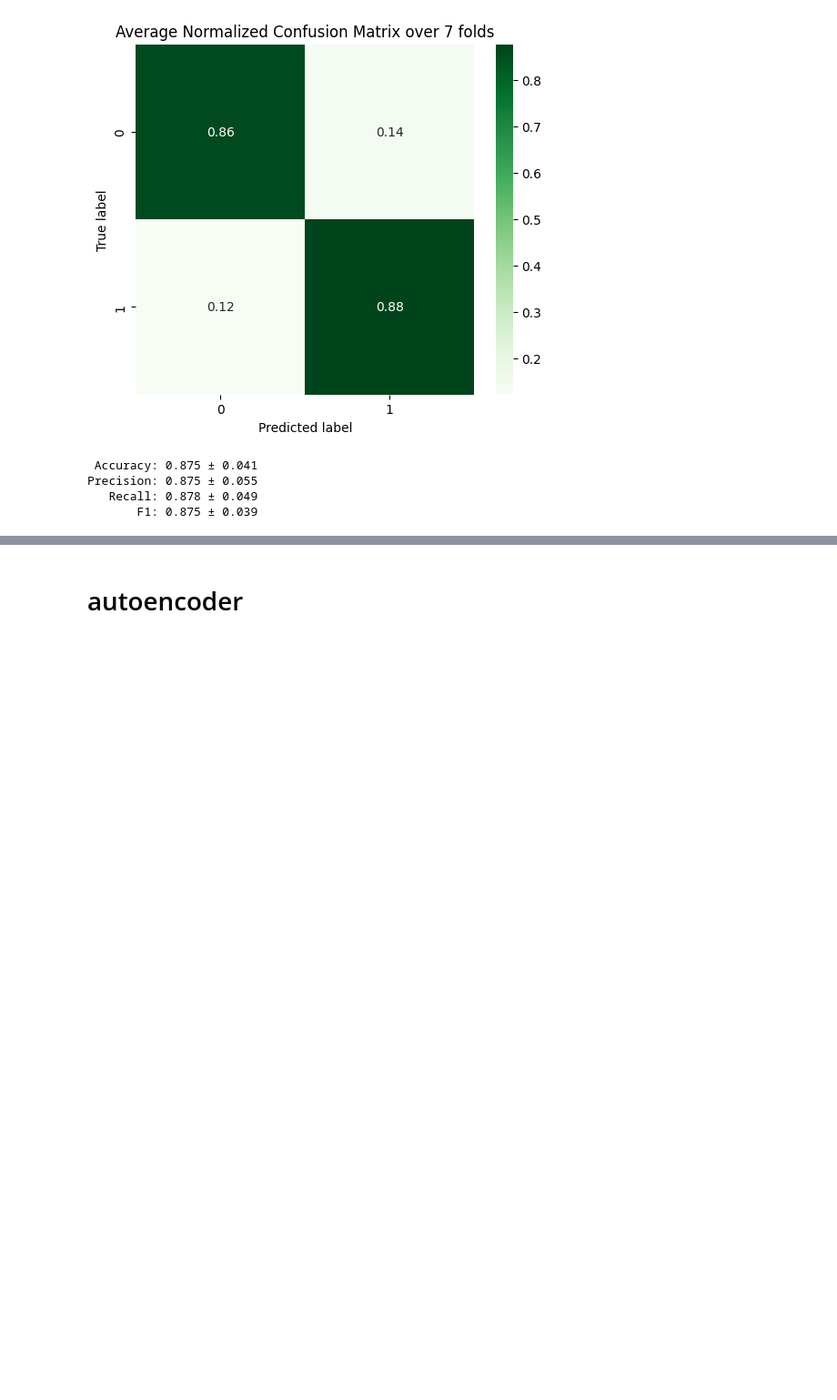
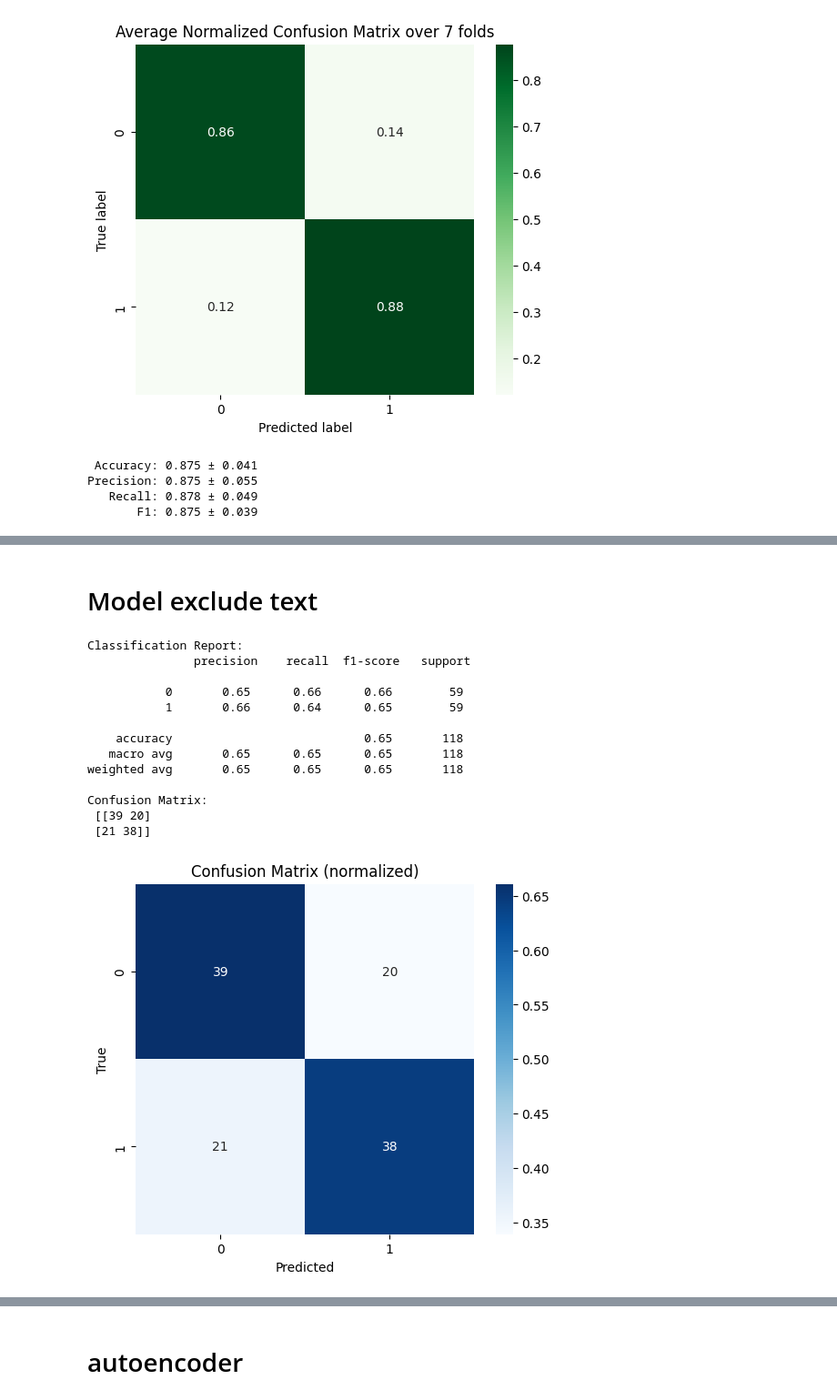
Before and after one commit to jmp-22/CMPT419Project, a Jupyter notebook: supervise_AI_tranning.ipynb, the cells around one changed output, grey strips where cells are left out. Shown at 91% size. Cells and saved outputs as stored; diff of their text form; code cells hidden in the pictures; blank space fills up the shorter version.

```diff
--- a/supervise_AI_tranning.ipynb
+++ b/supervise_AI_tranning.ipynb
@@ -232,0 +285,71 @@ Precision: 0.875 ± 0.055
+# %% [markdown]
+# Model exclude text
+# %%
+import numpy as np
+from sklearn.model_selection import train_test_split
+from sklearn.preprocessing import StandardScaler
+from scipy.sparse import csr_matrix
+from sklearn.linear_model import LogisticRegression
+from sklearn.metrics import classification_report, confusion_matrix
+import matplotlib.pyplot as plt
+import seaborn as sns
+
+# 1. Extract dense acoustic + numeric features
+numeric_features = balanced_df[[
+    'word_count', 'f0_mean', 'f0_std', 'f0_end_slope',
+    'energy_mean', 'energy_std', 'zcr_mean'
+]].values
+mfcc_features = np.vstack(balanced_df['mfcc_means'].values)
+
+dense = np.hstack([numeric_features, mfcc_features])
+
+# 2. Scale them
+scaler = StandardScaler()
+scaled_dense = scaler.fit_transform(dense)
+
+# 3. (Optional) convert to sparse if you want to save memory
+X = csr_matrix(scaled_dense)
+
+# 4. Labels
+y = balanced_df['binary_label']
+
+# 5. Train/test split
+X_train, X_test, y_train, y_test = train_test_split(
+    X, y, test_size=0.2, random_state=5757, stratify=y
+)
+
+# 6. Fit a classifier
+clf = LogisticRegression(max_iter=5000)
+clf.fit(X_train, y_train)
+
+# 7. Evaluate
+y_pred = clf.predict(X_test)
+print("Classification Report:\n", classification_report(y_test, y_pred))
+print("Confusion Matrix:\n", confusion_matrix(y_test, y_pred))
+
+# 8. Plot normalized confusion matrix
+cm = confusion_matrix(y_test, y_pred)
+cm_norm = cm.astype(float) / cm.sum(axis=1)[:, None]
+
+plt.figure(figsize=(6,5))
+sns.heatmap(cm_norm, annot=cm, fmt='d', cmap='Blues',
+            xticklabels=clf.classes_, yticklabels=clf.classes_)
+plt.xlabel("Predicted")
+plt.ylabel("True")
+plt.title("Confusion Matrix (normalized)")
+plt.show()
+# %% [output]
+Classification Report:
+               precision    recall  f1-score   support
+
+           0       0.65      0.66      0.66        59
+           1       0.66      0.64      0.65        59
+
+    accuracy                           0.65       118
+   macro avg       0.65      0.65      0.65       118
+weighted avg       0.65      0.65      0.65       118
+
+Confusion Matrix:
+ [[39 20]
+ [21 38]]
+[figure, added]
```
Also changed, not shown: parts of 16 cells of this notebook.
